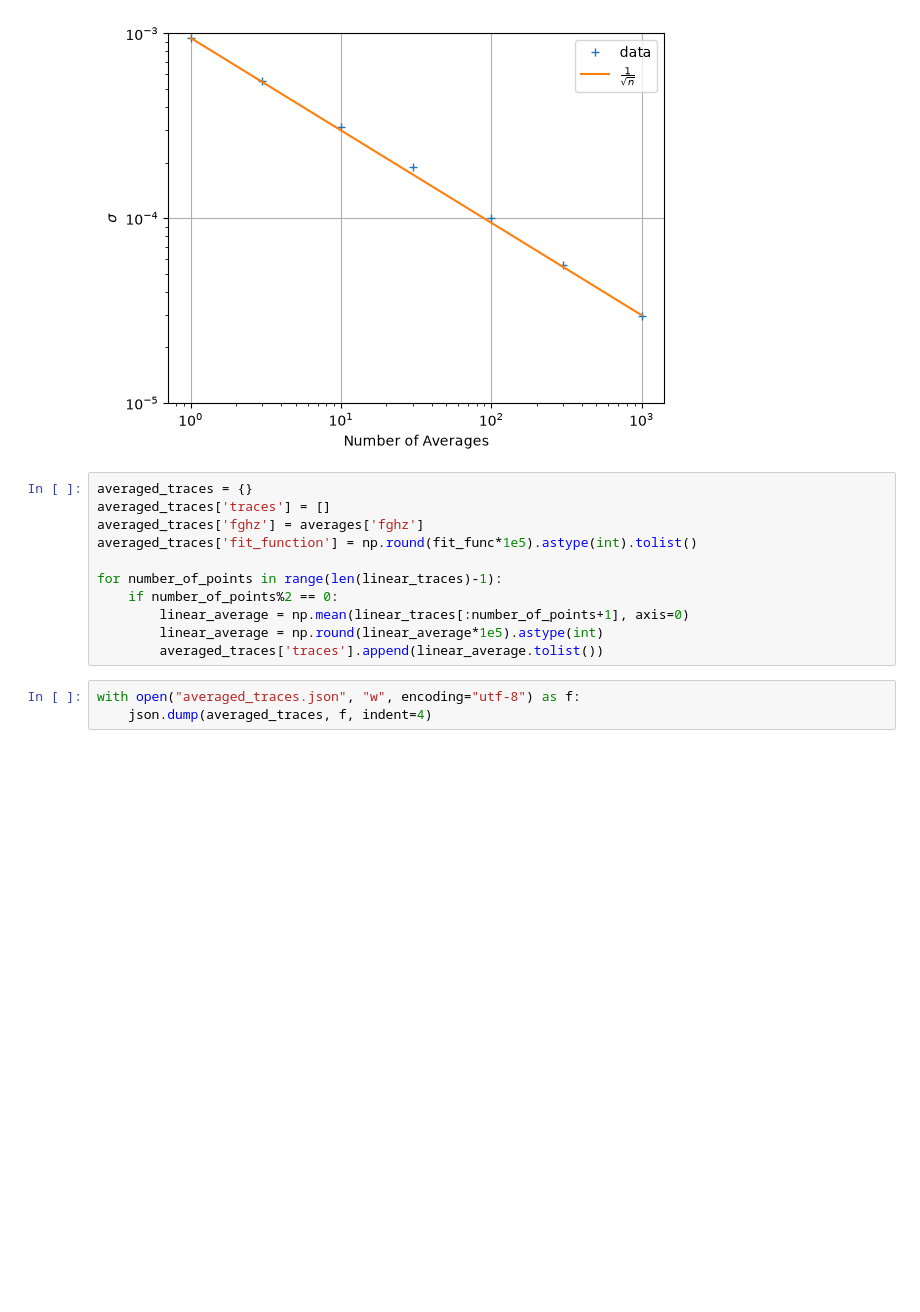
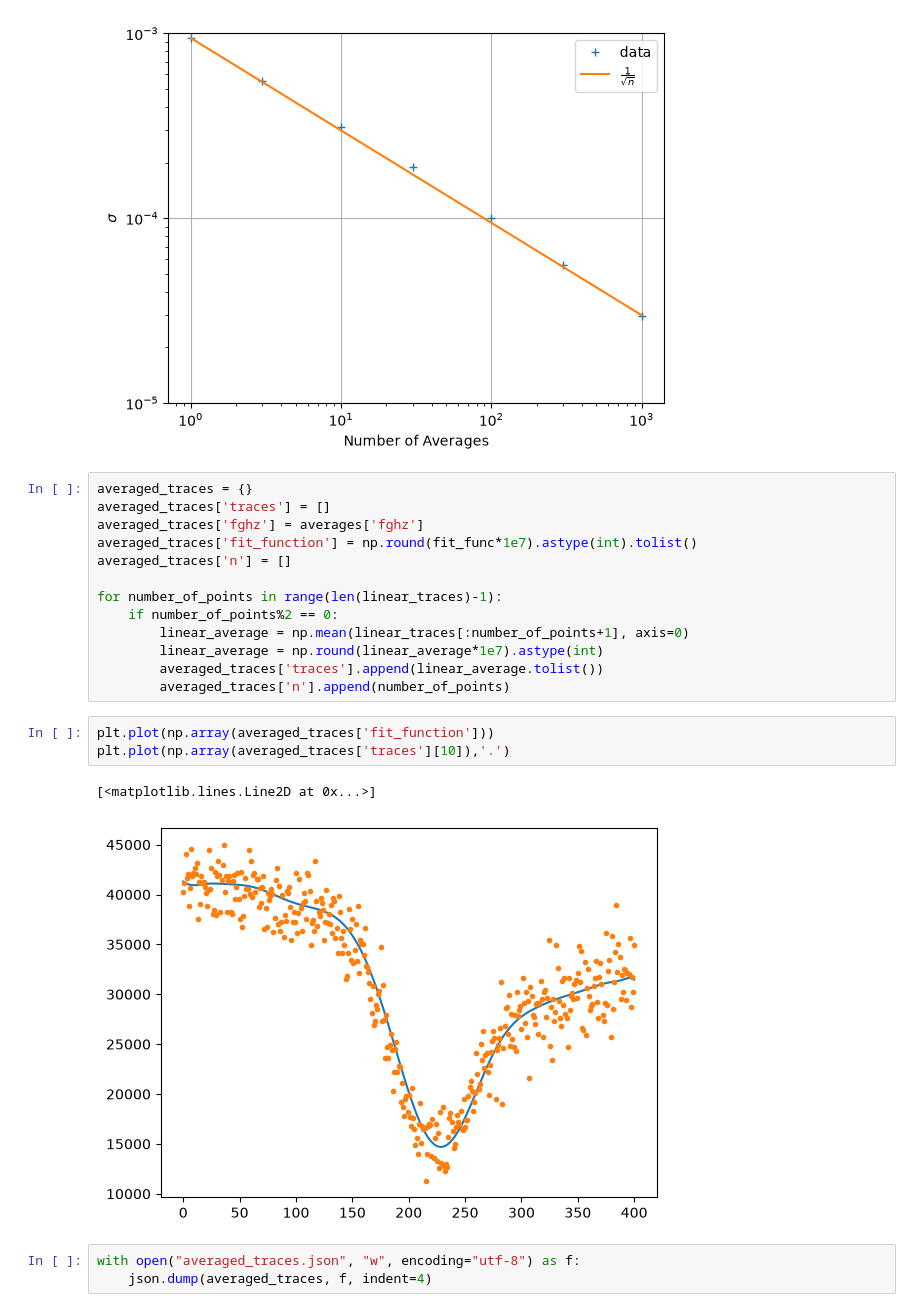
Before and after one commit to LafeLabs/noisecube, a Jupyter notebook: averages/averages.ipynb, the cells around one changed output. Cells and saved outputs as stored; diff of their text form; blank space fills up the shorter version.

```diff
--- a/averages/averages.ipynb
+++ b/averages/averages.ipynb
@@ -195,13 +195,21 @@ plt.ylim([1e-5,1e-3])
 averaged_traces = {}
 averaged_traces['traces'] = []
 averaged_traces['fghz'] = averages['fghz']
-averaged_traces['fit_function'] = np.round(fit_func*1e5).astype(int).tolist()
+averaged_traces['fit_function'] = np.round(fit_func*1e7).astype(int).tolist()
+averaged_traces['n'] = []
 
 for number_of_points in range(len(linear_traces)-1):
     if number_of_points%2 == 0:
         linear_average = np.mean(linear_traces[:number_of_points+1], axis=0)
-        linear_average = np.round(linear_average*1e5).astype(int)
+        linear_average = np.round(linear_average*1e7).astype(int)
         averaged_traces['traces'].append(linear_average.tolist())
+        averaged_traces['n'].append(number_of_points)
+# %%
+plt.plot(np.array(averaged_traces['fit_function']))
+plt.plot(np.array(averaged_traces['traces'][10]),'.')
+# %% [output]
+[<matplotlib.lines.Line2D at 0x...>]
+[figure, added]
 # %%
 with open("averaged_traces.json", "w", encoding="utf-8") as f:
     json.dump(averaged_traces, f, indent=4)
```
Also changed, not shown: 2 other files.
